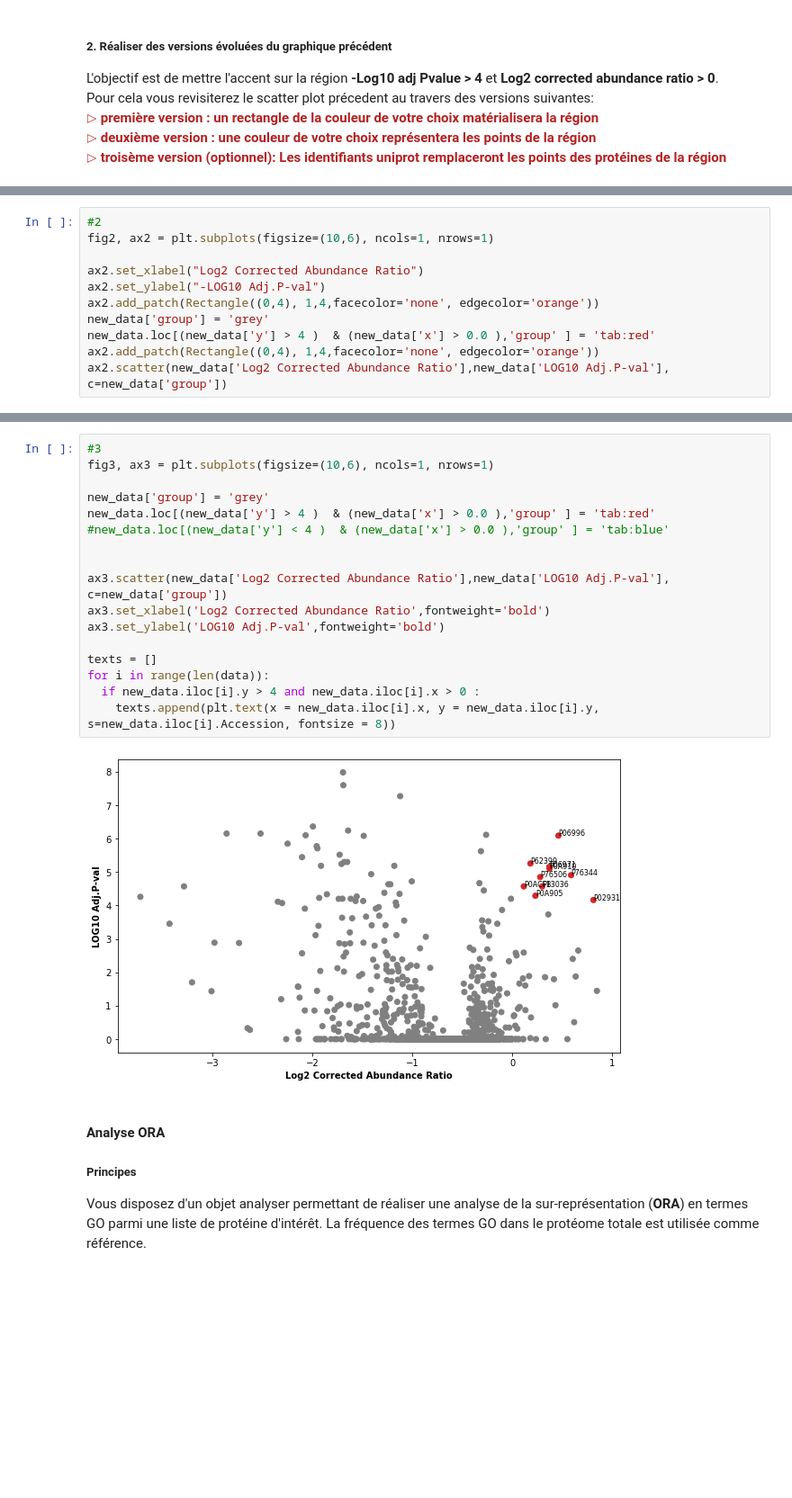
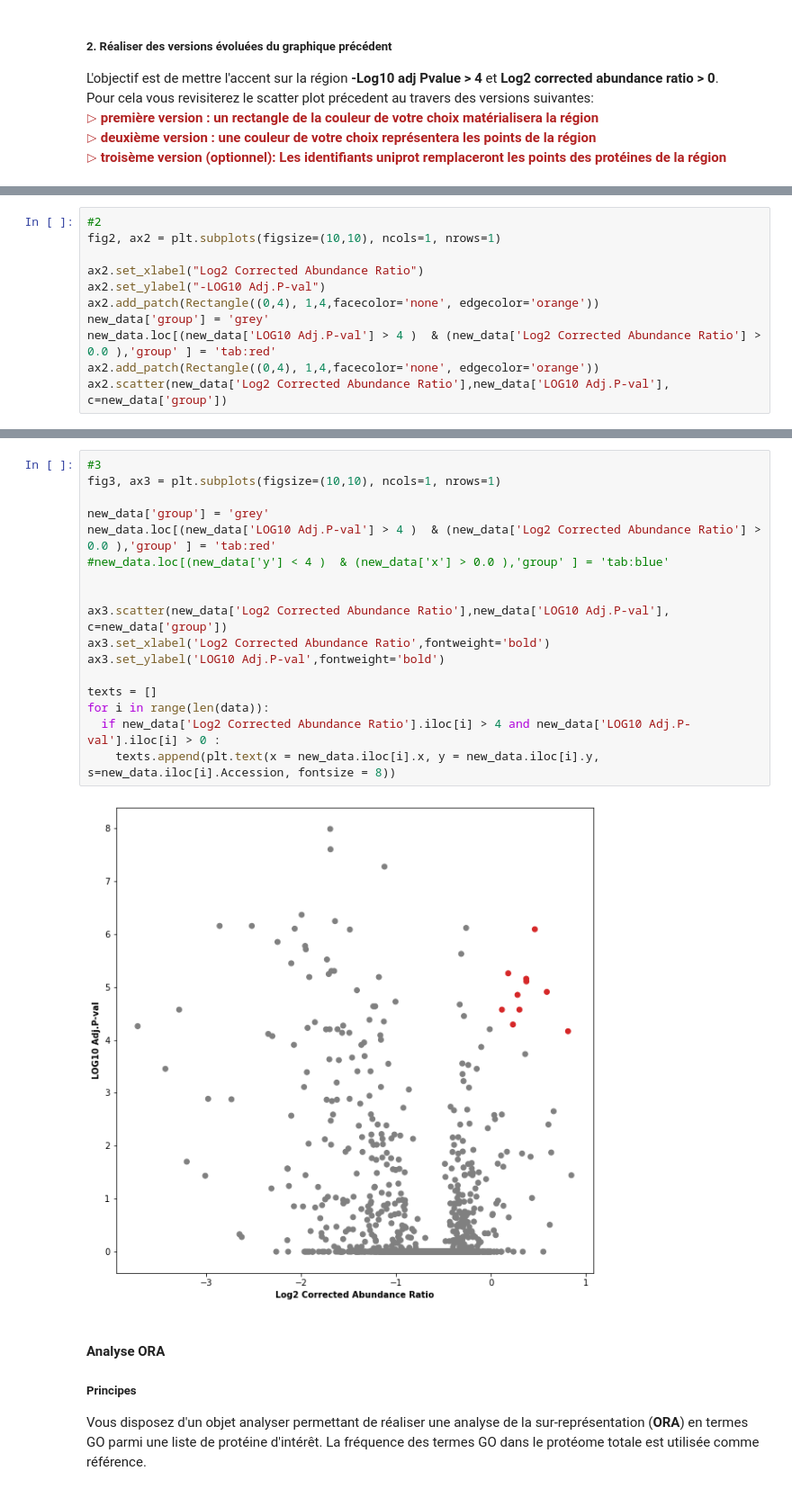
Before and after one commit to FrancoiseArtignan/VDB_jupyter, a Jupyter notebook: TP2.ipynb, the cells around one changed output, grey strips where cells are left out. Shown at 90% size. Drawn from its saved outputs; the diff is of its cells as text; blank space fills up the shorter version.

```diff
--- a/TP2.ipynb
+++ b/TP2.ipynb
@@ -203,12 +138,12 @@ ax.add_patch(Rectangle((0,4), 1,4,facecolor='none', edgecolor='orange'))
 # %%
 #2
-fig2, ax2 = plt.subplots(figsize=(10,6), ncols=1, nrows=1)
+fig2, ax2 = plt.subplots(figsize=(10,10), ncols=1, nrows=1)
 
 ax2.set_xlabel("Log2 Corrected Abundance Ratio")
 ax2.set_ylabel("-LOG10 Adj.P-val")
 ax2.add_patch(Rectangle((0,4), 1,4,facecolor='none', edgecolor='orange'))
 new_data['group'] = 'grey'
-new_data.loc[(new_data['y'] > 4 )  & (new_data['x'] > 0.0 ),'group' ] = 'tab:red'
+new_data.loc[(new_data['LOG10 Adj.P-val'] > 4 )  & (new_data['Log2 Corrected Abundance Ratio'] > 0.0 ),'group' ] = 'tab:red'
 ax2.add_patch(Rectangle((0,4), 1,4,facecolor='none', edgecolor='orange'))
 ax2.scatter(new_data['Log2 Corrected Abundance Ratio'],new_data['LOG10 Adj.P-val'], c=new_data['group'])
 # %% [output]
@@ -217,22 +152,22 @@ ax2.scatter(new_data['Log2 Corrected Abundance Ratio'],new_data['LOG10 Adj.P-val
 # %%
 #3
-fig3, ax3 = plt.subplots(figsize=(10,6), ncols=1, nrows=1)
+fig3, ax3 = plt.subplots(figsize=(10,10), ncols=1, nrows=1)
 
 new_data['group'] = 'grey'
-new_data.loc[(new_data['y'] > 4 )  & (new_data['x'] > 0.0 ),'group' ] = 'tab:red'
+new_data.loc[(new_data['LOG10 Adj.P-val'] > 4 )  & (new_data['Log2 Corrected Abundance Ratio'] > 0.0 ),'group' ] = 'tab:red'
 #new_data.loc[(new_data['y'] < 4 )  & (new_data['x'] > 0.0 ),'group' ] = 'tab:blue'
 
 
 ax3.scatter(new_data['Log2 Corrected Abundance Ratio'],new_data['LOG10 Adj.P-val'], c=new_data['group'])
 ax3.set_xlabel('Log2 Corrected Abundance Ratio',fontweight='bold')
 ax3.set_ylabel('LOG10 Adj.P-val',fontweight='bold')
 
 texts = []
 for i in range(len(data)):
-  if new_data.iloc[i].y > 4 and new_data.iloc[i].x > 0 :
+  if new_data['Log2 Corrected Abundance Ratio'].iloc[i] > 4 and new_data['LOG10 Adj.P-val'].iloc[i] > 0 :
     texts.append(plt.text(x = new_data.iloc[i].x, y = new_data.iloc[i].y, s=new_data.iloc[i].Accession, fontsize = 8))
 # %% [output]
-[figure, old version]
+[figure, new version]
 # %% [markdown]
 #### Analyse ORA
 
```
Also changed, not shown: parts of 15 cells of this notebook.
